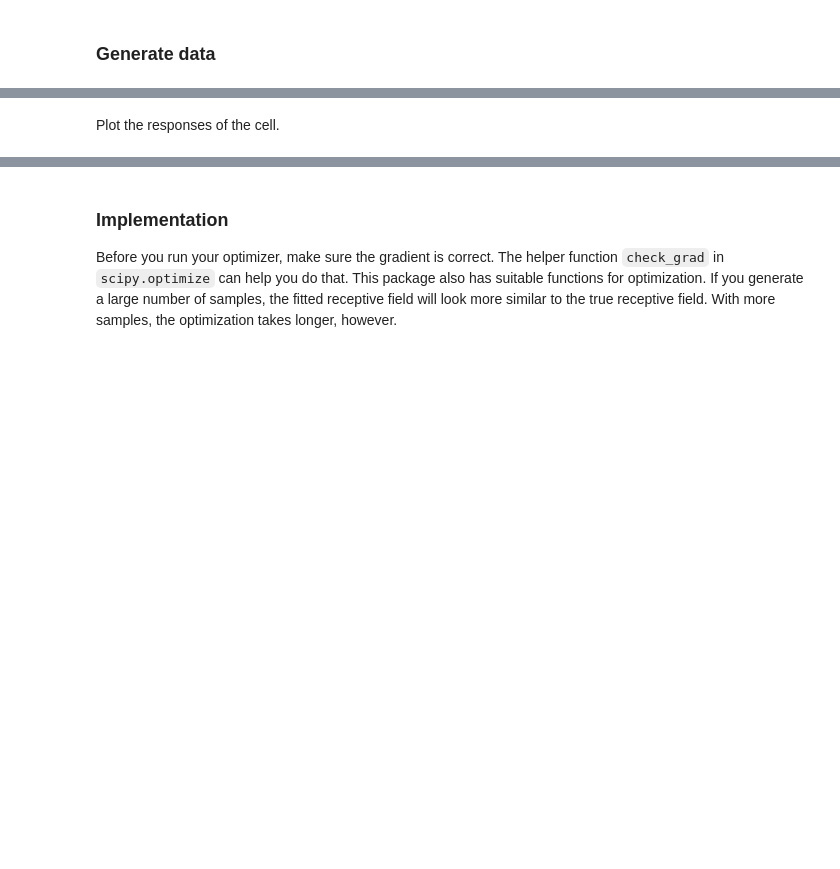
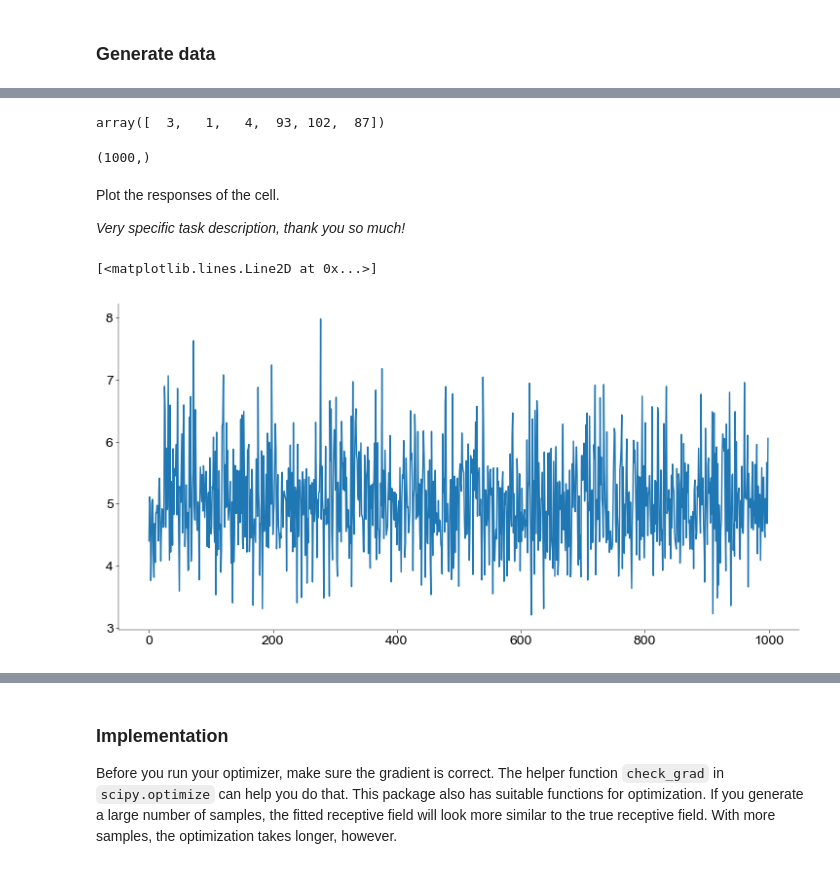
Before and after one commit to atimcenko/tu-neural-data-science, a Jupyter notebook: notebooks/CodingLab5_Alex.ipynb, the cells around one changed output, grey strips where cells are left out. Drawn from its saved outputs; the diff is of its cells as text; code cells hidden in the pictures; blank space fills up the shorter version.

```diff
--- a/notebooks/CodingLab5_Alex.ipynb
+++ b/notebooks/CodingLab5_Alex.ipynb
@@ -118,12 +121,29 @@ def sample_lnp(w, nT, dt, R, v):
 
     # insert your code here
 
+    stim_size = len(w)
+
+
+    # 1. generate stimulus as uncorrelated checkerboard noise
+    stim = stats.norm.rvs(size=(stim_size, nT))
+
+    # 2. get poisson rate parameter in a given time bin
+    rate = (np.exp(w[np.newaxis, :] @ stim) * R * dt).flatten()
+
+    # 3. sample poisson spike counts in a bin
+    # the function will generate one sample for each rate in the vector rate
+    counts = stats.poisson(mu=rate).rvs()
+
     # ------------------------------------------------
     # Generate samples from an instantaneous LNP model
     # neuron with receptive field kernel w. (0.5 pts)
     # ------------------------------------------------
 
-    return c, r, s
+    return counts, rate, stim
+# %%
+stats.poisson(mu=[1, 1, 1, 100, 100, 100]).rvs()
+# %% [output]
+array([  3,   1,   4,  93, 102,  87])
 # %%
 D = 15     # number of pixels
 nT = 1000  # number of time bins
@@ -135,8 +155,14 @@ w = gen_gauss_rf(D,7,(1,1))
 w = w.flatten()
 
 c, r, s = sample_lnp(w, nT, dt, R, v)
+# %%
+r.shape
+# %% [output]
+(1000,)
 # %% [markdown]
 Plot the responses of the cell.
+
+*Very specific task description, thank you so much!*
 # %%
 mosaic = "ABC"
 
@@ -146,3 +172,8 @@ fig, ax = plt.subplot_mosaic(mosaic=mosaic, figsize=(15,4))
 # --------------------------------------
 
 # plot the stimulus grid only for one frame
+# %%
+plt.plot(r)
+# %% [output]
+[<matplotlib.lines.Line2D at 0x...>]
+[figure, added]
```
Also changed, not shown: parts of 8 cells of this notebook.
